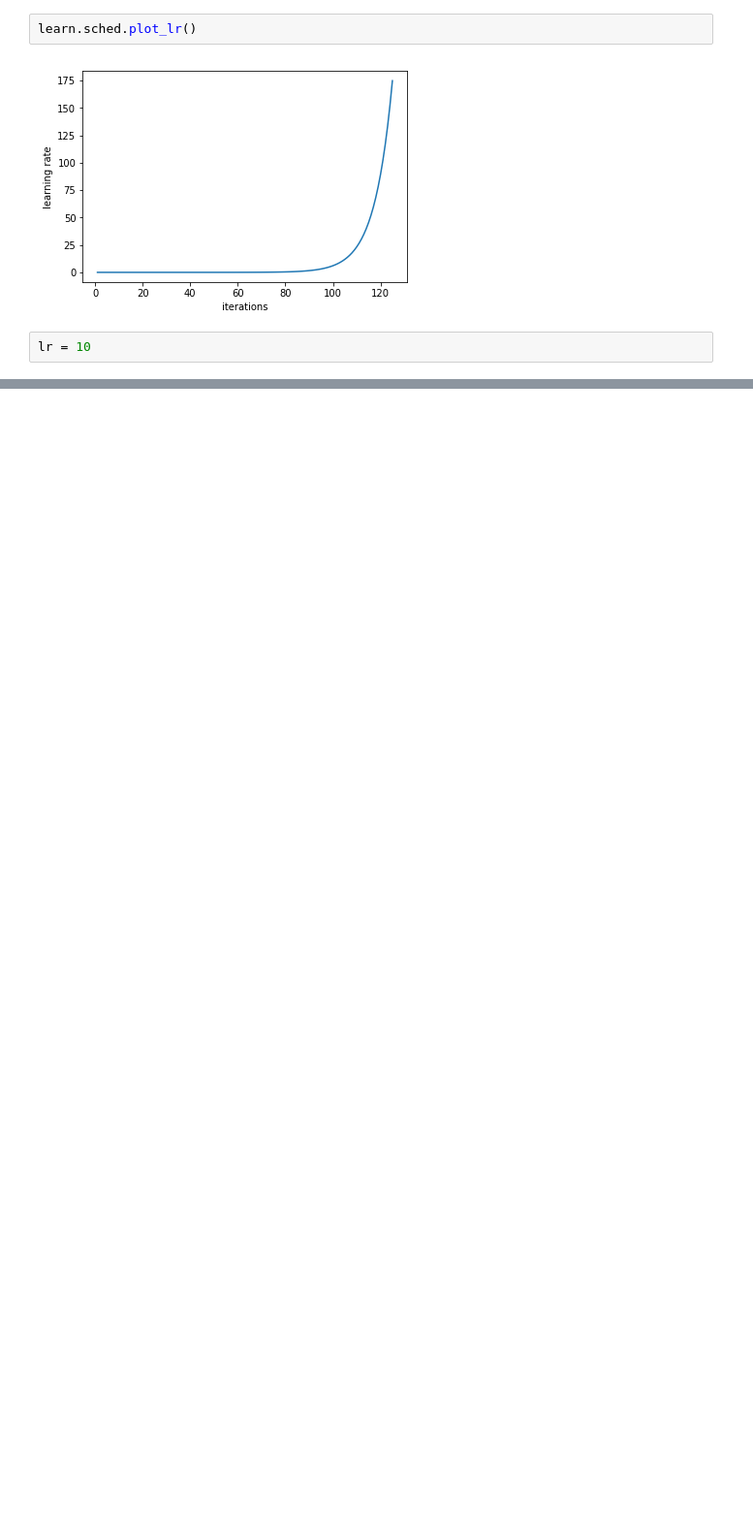
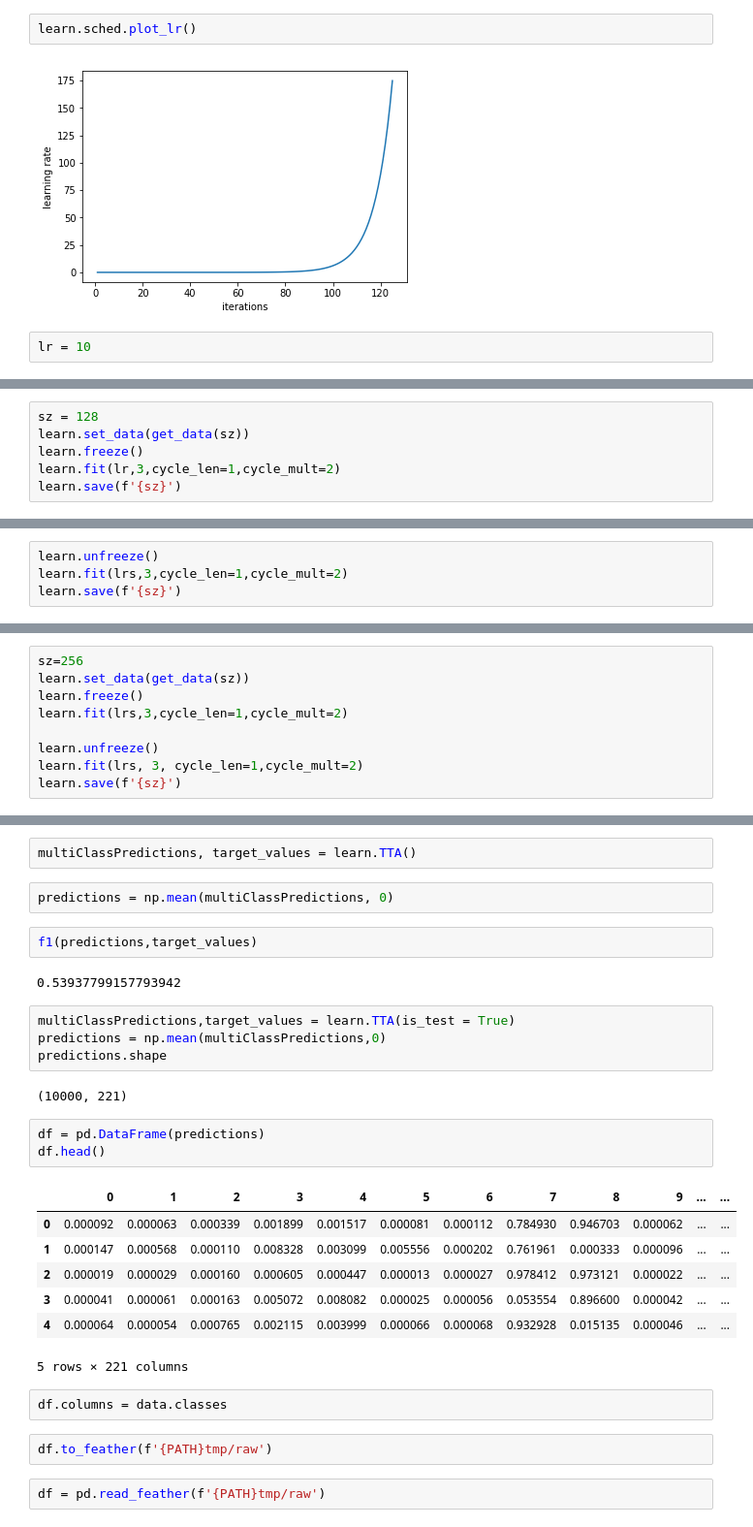
Before and after one commit to Muosvr/iMaterialistChallenge, a Jupyter notebook: iMaterialist-Challenge.ipynb, the cells around one changed output, grey strips where cells are left out. Shown at 97% size. Drawn from its saved outputs; the diff is of its cells as text; blank space fills up the shorter version.

```diff
--- a/iMaterialist-Challenge.ipynb
+++ b/iMaterialist-Challenge.ipynb
@@ -344,0 +380,6 @@ epoch      trn_loss   val_loss   f1
+# %%
+sz = 128
+learn.set_data(get_data(sz))
+learn.freeze()
+learn.fit(lr,3,cycle_len=1,cycle_mult=2)
+learn.save(f'{sz}')
@@ -344,0 +398,4 @@ epoch      trn_loss   val_loss   f1
+# %%
+learn.unfreeze()
+learn.fit(lrs,3,cycle_len=1,cycle_mult=2)
+learn.save(f'{sz}')
@@ -344,0 +414,9 @@ epoch      trn_loss   val_loss   f1
+# %%
+sz=256
+learn.set_data(get_data(sz))
+learn.freeze()
+learn.fit(lrs,3,cycle_len=1,cycle_mult=2)
+
+learn.unfreeze()
+learn.fit(lrs, 3, cycle_len=1,cycle_mult=2)
+learn.save(f'{sz}')
@@ -344,0 +446,31 @@ epoch      trn_loss   val_loss   f1
+# %%
+multiClassPredictions, target_values = learn.TTA()
+# %%
+predictions = np.mean(multiClassPredictions, 0)
+# %%
+f1(predictions,target_values)
+# %% [output]
+0.53937799157793942
+# %%
+multiClassPredictions,target_values = learn.TTA(is_test = True)
+predictions = np.mean(multiClassPredictions,0)
+predictions.shape
+# %% [output]
+(10000, 221)
+# %%
+df = pd.DataFrame(predictions)
+df.head()
+# %% [output]
+|  | 0 | 1 | 2 | 3 | 4 | 5 | 6 | 7 | 8 | 9 | ... | ... |
+| 0 | 0.000092 | 0.000063 | 0.000339 | 0.001899 | 0.001517 | 0.000081 | 0.000112 | 0.784930 | 0.946703 | 0.000062 | ... | ... |
+| 1 | 0.000147 | 0.000568 | 0.000110 | 0.008328 | 0.003099 | 0.005556 | 0.000202 | 0.761961 | 0.000333 | 0.000096 | ... | ... |
+| 2 | 0.000019 | 0.000029 | 0.000160 | 0.000605 | 0.000447 | 0.000013 | 0.000027 | 0.978412 | 0.973121 | 0.000022 | ... | ... |
+| 3 | 0.000041 | 0.000061 | 0.000163 | 0.005072 | 0.008082 | 0.000025 | 0.000056 | 0.053554 | 0.896600 | 0.000042 | ... | ... |
+| 4 | 0.000064 | 0.000054 | 0.000765 | 0.002115 | 0.003999 | 0.000066 | 0.000068 | 0.932928 | 0.015135 | 0.000046 | ... | ... |
+5 rows × 221 columns
+# %%
+df.columns = data.classes
+# %%
+df.to_feather(f'{PATH}tmp/raw')
+# %%
+df = pd.read_feather(f'{PATH}tmp/raw')
```
Also changed, not shown: parts of 29 cells of this notebook.
